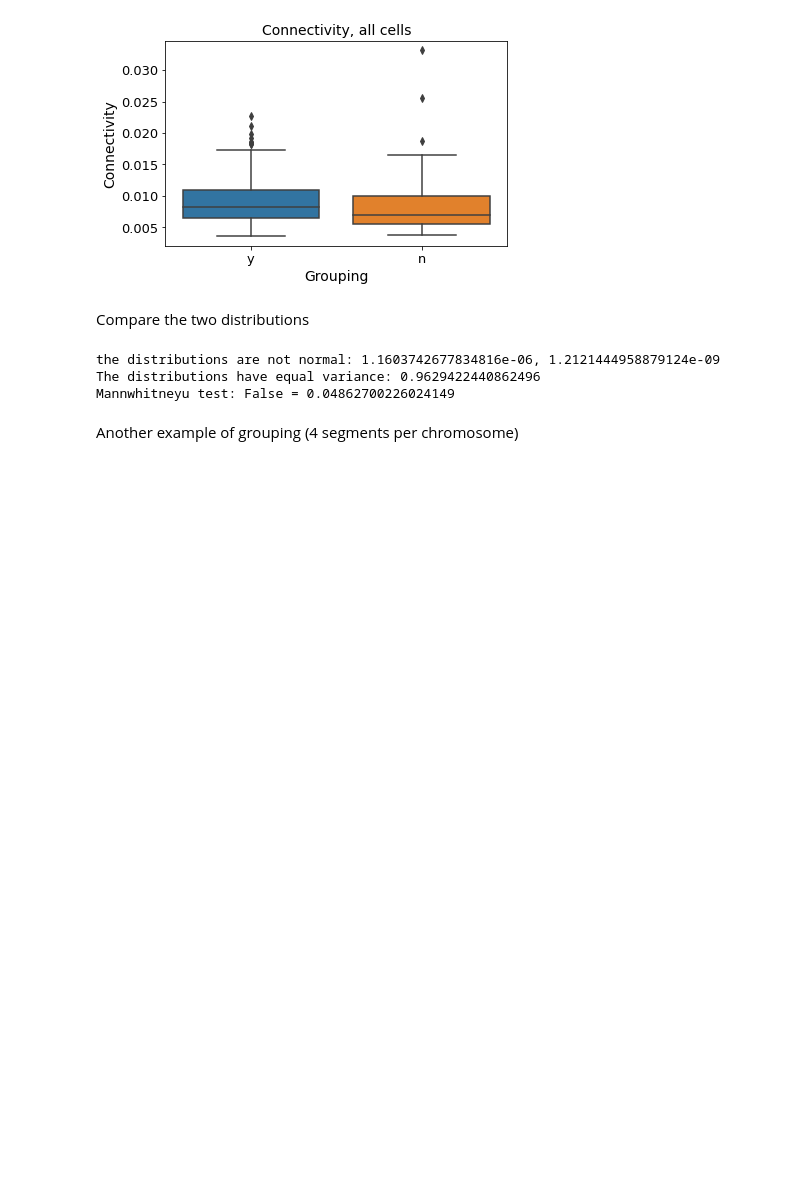
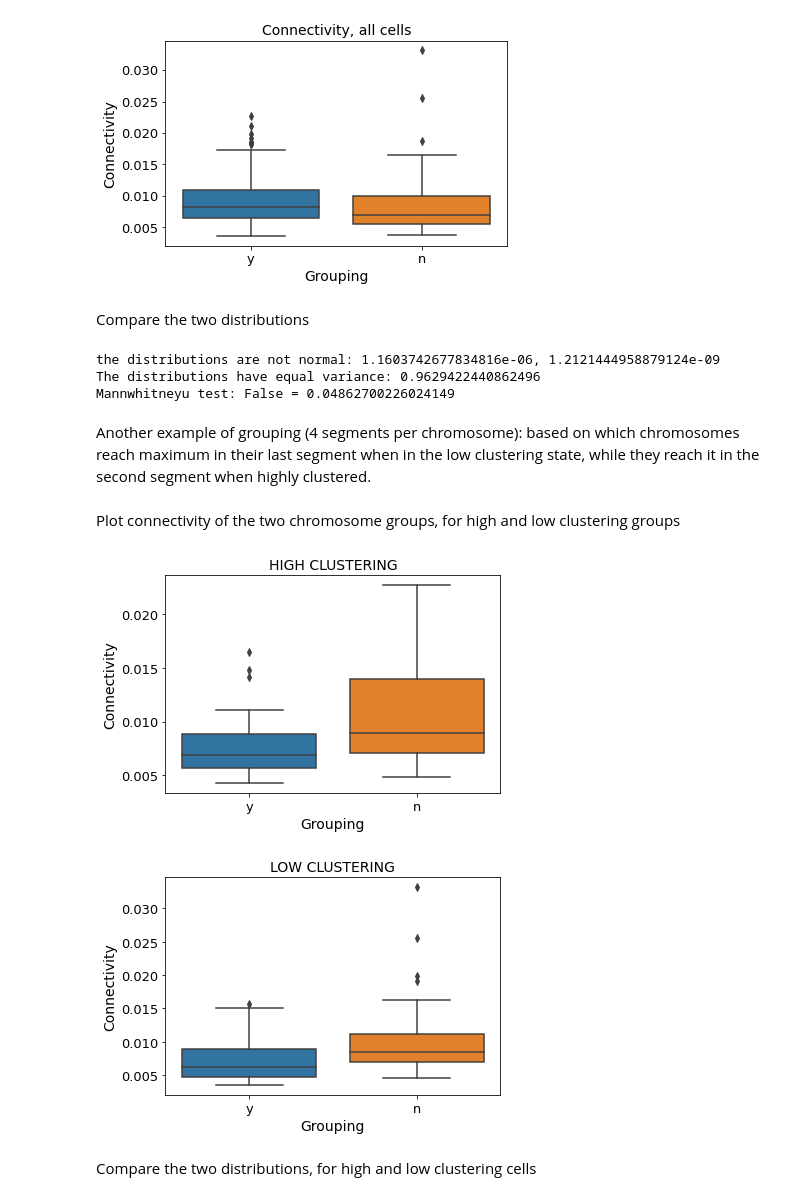
Before and after one commit to barbaroo/genome_topology, a Jupyter notebook: Local_matrix_analysis.ipynb, the cells around one changed output. Cells and saved outputs as stored; diff of their text form; code cells hidden in the pictures; blank space fills up the shorter version.

Commit message:
add extra example of grouping in Local_matrix_analysis

```diff
--- a/Local_matrix_analysis.ipynb
+++ b/Local_matrix_analysis.ipynb
@@ -409,5 +411,27 @@ test = comparison_distributions(dist1, dist2)
 the distributions are not normal: 1.1603742677834816e-06, 1.2121444958879124e-09
 The distributions have equal variance: 0.9629422440862496
 Mannwhitneyu test: False = 0.04862700226024149
-# %% [markdown]
-Another example of grouping (4 segments per chromosome)
+# %% [markdown]
+Another example of grouping (4 segments per chromosome): based on which chromosomes reach maximum in their last segment when in the low clustering state, while they reach it in the second segment when highly clustered.
+# %%
+grouping=['y', 'y', 'y', 'n', 'y', 'n', 'n', 'y', 'n','y', 'y', 'n', 'n', 'n', 'n', 'n', 'n', 'y', 'n', 'y']
+grouping_allcells=grouping*4
+high_clust['Grouping']=grouping_allcells
+low_clust['Grouping']=grouping_allcells
+# %% [markdown]
+Plot connectivity of the two chromosome groups, for high and low clustering groups
+# %%
+plot= plt.figure()
+ax = sns.boxplot(x="Grouping", y="Connectivity", data=high_clust)
+plt.title('HIGH CLUSTERING');
+#save_figures(plot,path_figure, name_file = 'connectivity', method = 'high_clustering')
+
+plot= plt.figure()
+ax = sns.boxplot(x="Grouping", y="Connectivity", data=low_clust)
+plt.title('LOW CLUSTERING');
+#save_figures(plot,path_figure, name_file = 'connectivity', method = 'low_clustering')
+# %% [output]
+[figure, added]
+[figure, added]
+# %% [markdown]
+Compare the two distributions, for high and low clustering cells
```
Also changed, not shown: parts of 3 cells of this notebook, 4 other files.
